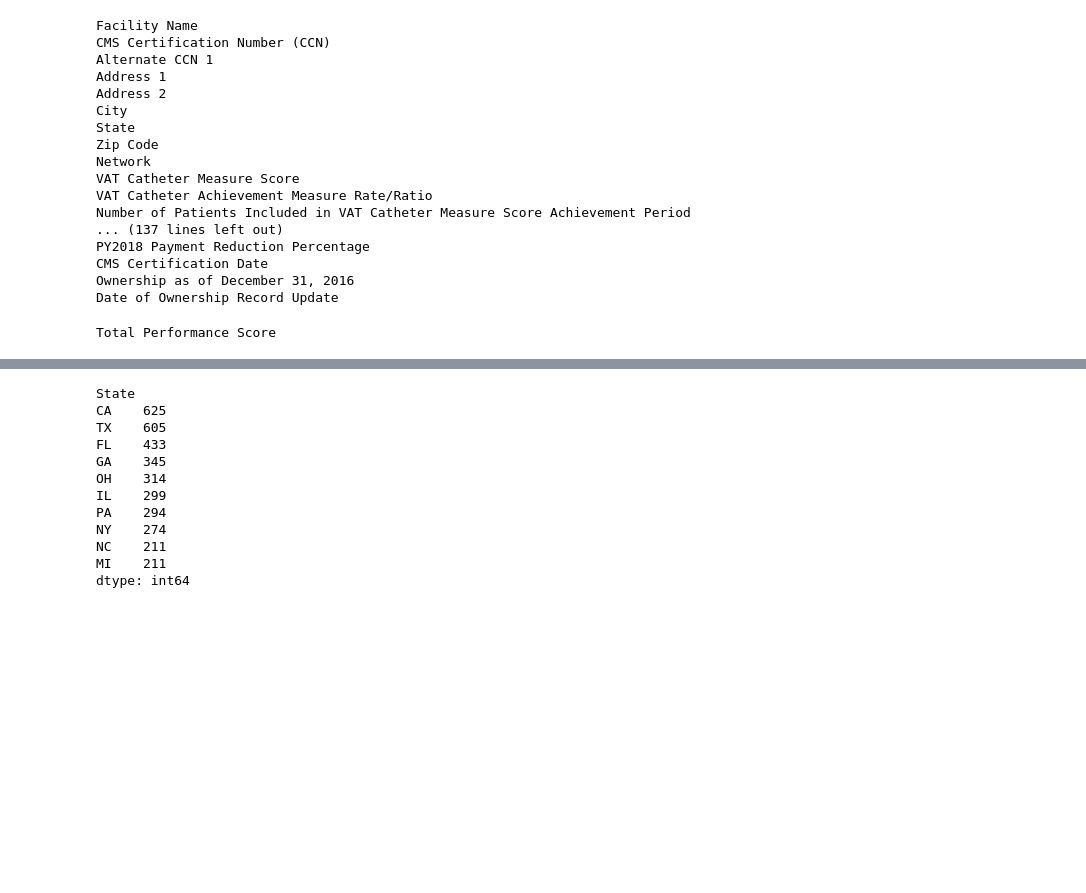
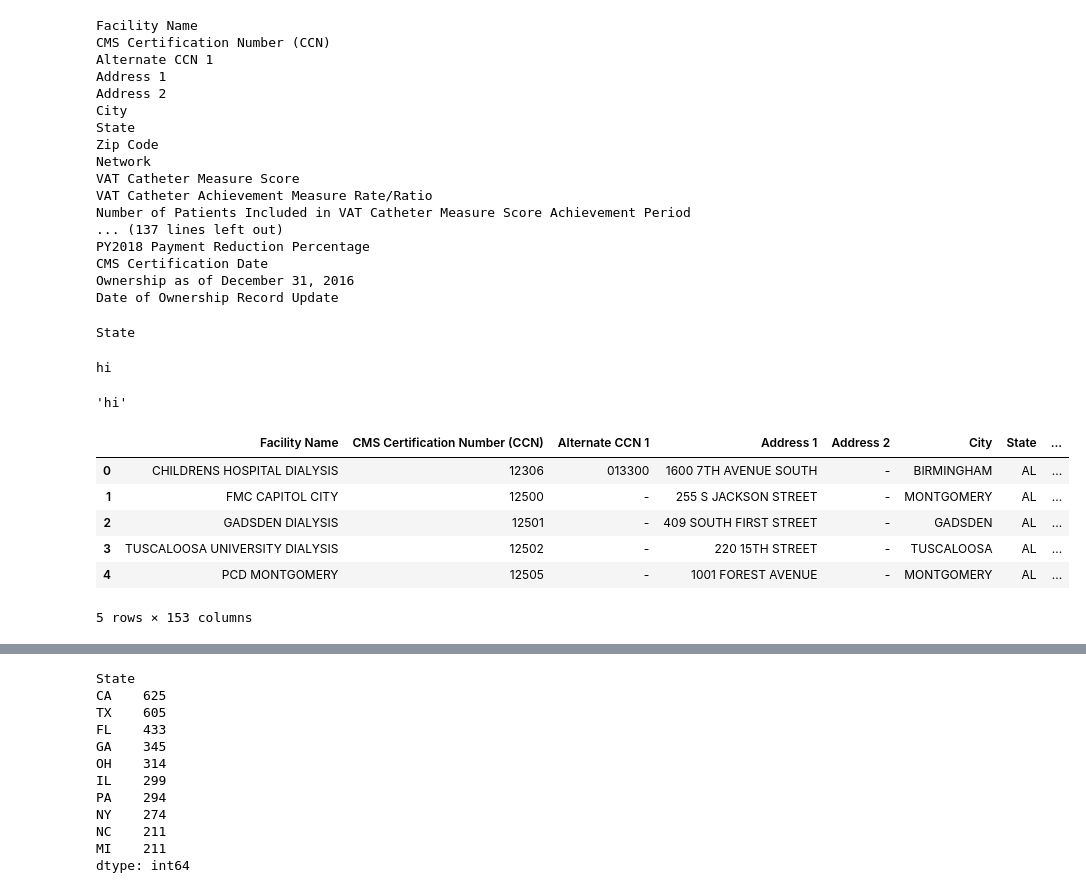
Before and after one commit to osoliman/HTM737, a Jupyter notebook: Week8_HTM737.ipynb, the cells around one changed output, grey strips where cells are left out. Drawn from its saved outputs; the diff is of its cells as text; code cells hidden in the pictures; blank space fills up the shorter version.

```diff
--- a/Week8_HTM737.ipynb
+++ b/Week8_HTM737.ipynb
@@ -58,9 +62,29 @@ Ownership as of December 31, 2016
 Date of Ownership Record Update
 # %%
 #search for columns with a specific word
+search_word = 'state'
 for column in df.columns:
-    if 'performance' in column.lower():
+    if search_word in column.lower():
         print(column)
 #try it with words like "measure", "state"
 # %% [output]
-Total Performance Score
+State
+# %%
+sample_word = 'HI'
+print(sample_word.lower())
+# %% [output]
+hi
+# %%
+'HI'.lower()
+# %% [output]
+'hi'
+# %%
+df.head()
+# %% [output]
+|  | Facility Name | CMS Certification Number (CCN) | Alternate CCN 1 | Address 1 | Address 2 | City | State | ... |
+| 0 | CHILDRENS HOSPITAL DIALYSIS | 12306 | 013300 | 1600 7TH AVENUE SOUTH | - | BIRMINGHAM | AL | ... |
+| 1 | FMC CAPITOL CITY | 12500 | - | 255 S JACKSON STREET | - | MONTGOMERY | AL | ... |
+| 2 | GADSDEN DIALYSIS | 12501 | - | 409 SOUTH FIRST STREET | - | GADSDEN | AL | ... |
+| 3 | TUSCALOOSA UNIVERSITY DIALYSIS | 12502 | - | 220 15TH STREET | - | TUSCALOOSA | AL | ... |
+| 4 | PCD MONTGOMERY | 12505 | - | 1001 FOREST AVENUE | - | MONTGOMERY | AL | ... |
+5 rows × 153 columns
```
Also changed, not shown: parts of 9 cells of this notebook.
